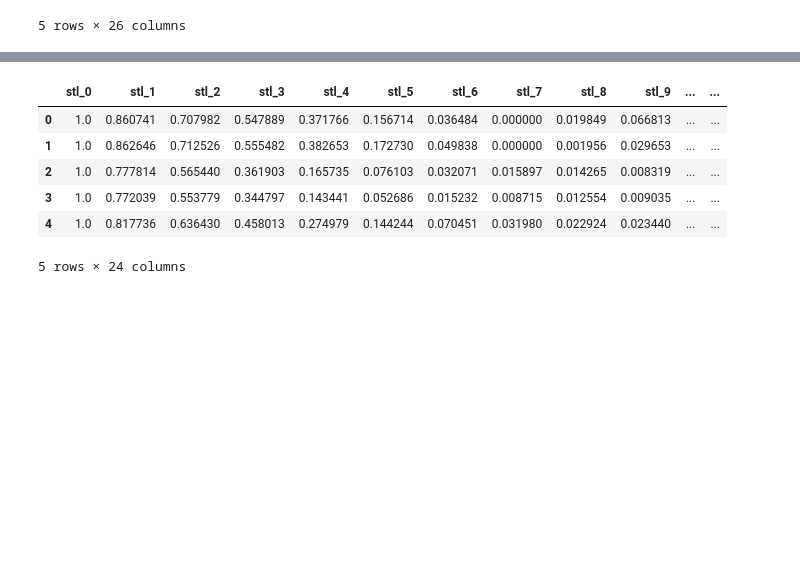
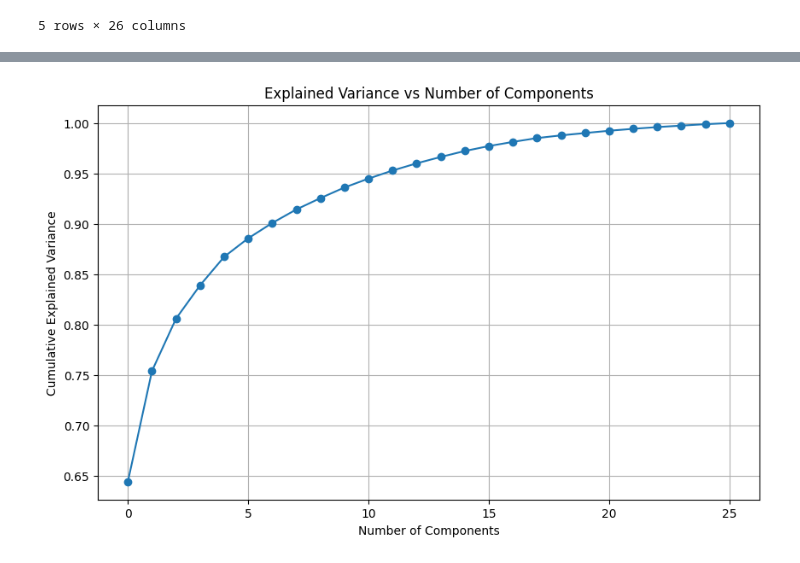
Before and after one commit to MKapustin/datahackdays_2024, a Jupyter notebook: clusters/02_clustering_roman.ipynb, the cells around one changed output, grey strips where cells are left out. Drawn from its saved outputs; the diff is of its cells as text; code cells hidden in the pictures; blank space fills up the shorter version.

Commit message:
adding plot of lines

```diff
--- a/clusters/02_clustering_roman.ipynb
+++ b/clusters/02_clustering_roman.ipynb
@@ -90,10 +80,27 @@ df_normalized = pd.DataFrame(scaler.fit_transform(df_numeric.T).T, columns=df_nu
-# %%
-df_normalized.head()
-# %% [output]
-|  | stl_0 | stl_1 | stl_2 | stl_3 | stl_4 | stl_5 | stl_6 | stl_7 | stl_8 | stl_9 | ... | ... |
-| 0 | 1.0 | 0.860741 | 0.707982 | 0.547889 | 0.371766 | 0.156714 | 0.036484 | 0.000000 | 0.019849 | 0.066813 | ... | ... |
-| 1 | 1.0 | 0.862646 | 0.712526 | 0.555482 | 0.382653 | 0.172730 | 0.049838 | 0.000000 | 0.001956 | 0.029653 | ... | ... |
-| 2 | 1.0 | 0.777814 | 0.565440 | 0.361903 | 0.165735 | 0.076103 | 0.032071 | 0.015897 | 0.014265 | 0.008319 | ... | ... |
-| 3 | 1.0 | 0.772039 | 0.553779 | 0.344797 | 0.143441 | 0.052686 | 0.015232 | 0.008715 | 0.012554 | 0.009035 | ... | ... |
-| 4 | 1.0 | 0.817736 | 0.636430 | 0.458013 | 0.274979 | 0.144244 | 0.070451 | 0.031980 | 0.022924 | 0.023440 | ... | ... |
-5 rows × 24 columns
+# %%
+# 1. Row-wise normalization (Min-Max Scaling)
+scaler = MinMaxScaler()
+
+# Convert Dask DataFrame to Pandas DataFrame
+df_numeric_pd = df_numeric.compute()
+
+# Apply scaling row-wise
+df_normalized = pd.DataFrame(
+    scaler.fit_transform(df_numeric_pd.T).T, columns=df_numeric_pd.columns
+)
+
+# 2. PCA for Dimensionality Reduction
+# Fitting PCA and checking explained variance for each component
+pca = PCA()
+pca.fit(df_normalized)
+
+# Plot the explained variance to find the optimal number of components
+plt.figure(figsize=(10, 6))
+plt.plot(np.cumsum(pca.explained_variance_ratio_), marker="o")
+plt.xlabel("Number of Components")
+plt.ylabel("Cumulative Explained Variance")
+plt.title("Explained Variance vs Number of Components")
+plt.grid(True)
+plt.show()
+# %% [output]
+[figure, added]
```
Also changed, not shown: parts of 16 cells of this notebook.
